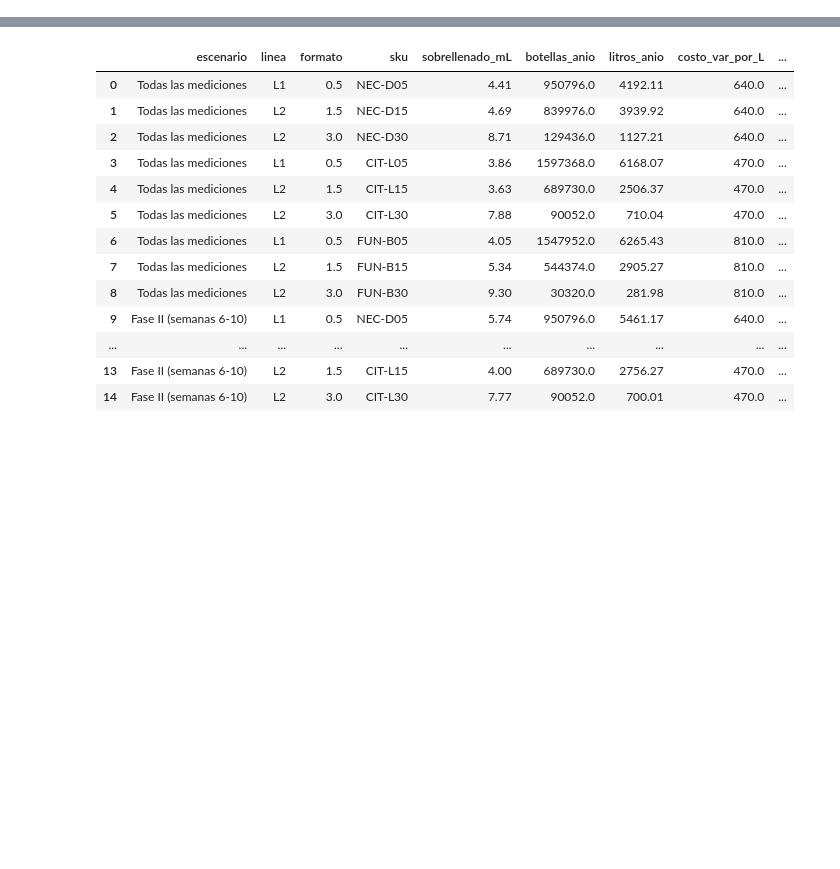
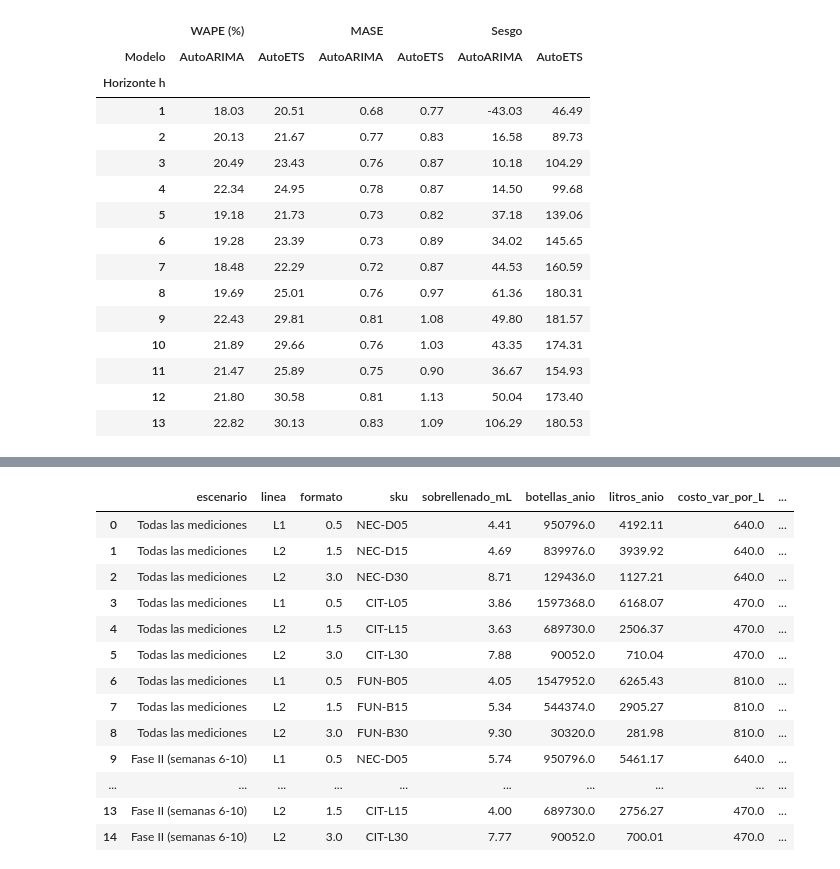
Before and after one commit to camiloascencio-hash/GP-S, a Jupyter notebook: 1Bloque.ipynb, the cells around one changed output, grey strips where cells are left out. Drawn from its saved outputs; the diff is of its cells as text; code cells hidden in the pictures; blank space fills up the shorter version.

```diff
--- a/1Bloque.ipynb
+++ b/1Bloque.ipynb
@@ -1334,3 +1334,72 @@ Cp = 1.012  Cpk = 0.659  Pp = 0.988  Ppk = 0.643
 | L2 1.5 L | 1504.3 | 1504.6 | 1505.4 | 1504.0 | 1504.7 | 1505.8 | 1504.6 | 1504.2 | 1503.6 | 1505.3 |
 | L2 3.0 L | 3009.1 | 3008.2 | 3008.7 | 3010.7 | 3008.4 | 3007.7 | 3008.5 | 3007.8 | 3007.8 | 3008.7 |
 ... (30 outputs left out)
+# %%
+
+from statsforecast import StatsForecast
+from statsforecast.models import AutoETS, SeasonalNaive, AutoARIMA
+
+# 1. Definir modelos (ciclo estacional de 1 año = 52 semanas)
+modelos = [
+    SeasonalNaive(season_length=52), # Benchmark obligatorio para el MASE
+    AutoETS(season_length=52),
+    AutoARIMA(season_length=52)
+]
+
+sf = StatsForecast(models=modelos, freq='W')
+
+print("Ejecutando validación por origen deslizante... (puede tomar unos minutos)")
+
+# 2. Validación cruzada (origen deslizante)
+# h=13 y n_windows=8 según lo requerido en la Parte 4 del Avance 1
+cv = sf.cross_validation(
+    df=df_statsforecast,
+    h=13,
+    step_size=1,
+    n_windows=8
+)
+
+# 3. Extraer el horizonte 'h' exacto para cada fila (Lámina 220)
+dh = cv['ds'].dt.to_period('W') - cv['cutoff'].dt.to_period('W')
+cv['h'] = dh.apply(lambda x: x.n)
+
+# 4. Funciones de las métricas (Láminas 199, 205 y 220)
+def wape(y, yhat): return 100 * np.sum(np.abs(y - yhat)) / np.sum(np.abs(y))
+def sesgo(y, yhat): return np.mean(yhat - y) # >0 subestima, <0 sobreestima
+def mae(y, yhat): return np.mean(np.abs(y - yhat))
+
+# 5. Calcular WAPE, MASE y Sesgo desagregados por horizonte
+resultados = []
+
+for modelo in ['AutoETS', 'AutoARIMA']:
+    for h_val, grupo in cv.groupby('h'):
+        y_real = grupo['y']
+        y_pred = grupo[modelo]
+        y_naive = grupo['SeasonalNaive']
+
+        val_wape = wape(y_real, y_pred)
+        val_sesgo = sesgo(y_real, y_pred)
+
+        # MASE = MAE del modelo / MAE del ingenuo
+        mae_mod = mae(y_real, y_pred)
+        mae_nai = mae(y_real, y_naive)
+        val_mase = mae_mod / mae_nai if mae_nai != 0 else np.nan
+
+        resultados.append({
+            'Modelo': modelo,
+            'Horizonte h': h_val,
+            'WAPE (%)': val_wape,
+            'MASE': val_mase,
+            'Sesgo': val_sesgo
+        })
+
+# 6. Mostrar tabla final reporte_pivot
+reporte_pivot = pd.DataFrame(resultados).pivot(
+    index='Horizonte h',
+    columns='Modelo',
+    values=['WAPE (%)', 'MASE', 'Sesgo']
+).round(2)
+
+print("\n--- Reporte Desagregado por Horizonte (h) ---")
+display(reporte_pivot)
+# %% [output]
@@ -1336,0 +1423,16 @@ Cp = 1.012  Cpk = 0.659  Pp = 0.988  Ppk = 0.643
+|  | WAPE (%) |  | MASE |  | Sesgo |  |
+| Modelo | AutoARIMA | AutoETS | AutoARIMA | AutoETS | AutoARIMA | AutoETS |
+| Horizonte h |  |  |  |  |  |  |
+| 1 | 18.03 | 20.51 | 0.68 | 0.77 | -43.03 | 46.49 |
+| 2 | 20.13 | 21.67 | 0.77 | 0.83 | 16.58 | 89.73 |
+| 3 | 20.49 | 23.43 | 0.76 | 0.87 | 10.18 | 104.29 |
+| 4 | 22.34 | 24.95 | 0.78 | 0.87 | 14.50 | 99.68 |
+| 5 | 19.18 | 21.73 | 0.73 | 0.82 | 37.18 | 139.06 |
+| 6 | 19.28 | 23.39 | 0.73 | 0.89 | 34.02 | 145.65 |
+| 7 | 18.48 | 22.29 | 0.72 | 0.87 | 44.53 | 160.59 |
+| 8 | 19.69 | 25.01 | 0.76 | 0.97 | 61.36 | 180.31 |
+| 9 | 22.43 | 29.81 | 0.81 | 1.08 | 49.80 | 181.57 |
+| 10 | 21.89 | 29.66 | 0.76 | 1.03 | 43.35 | 174.31 |
+| 11 | 21.47 | 25.89 | 0.75 | 0.90 | 36.67 | 154.93 |
+| 12 | 21.80 | 30.58 | 0.81 | 1.13 | 50.04 | 173.40 |
+| 13 | 22.82 | 30.13 | 0.83 | 1.09 | 106.29 | 180.53 |
```
Also changed, not shown: parts of 4 cells of this notebook.
